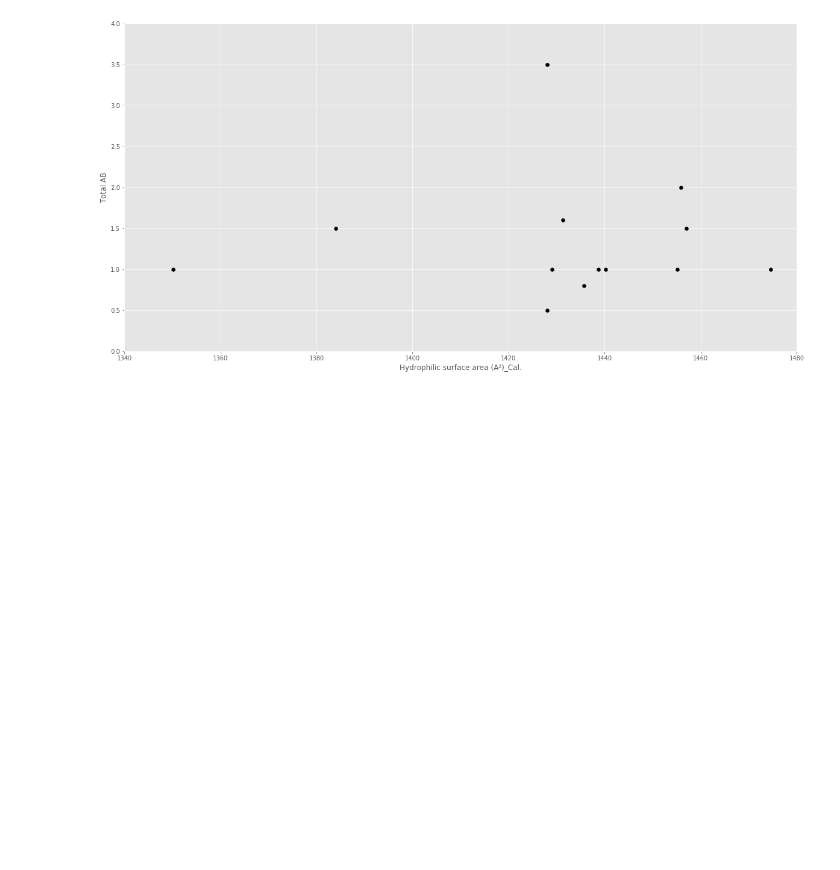
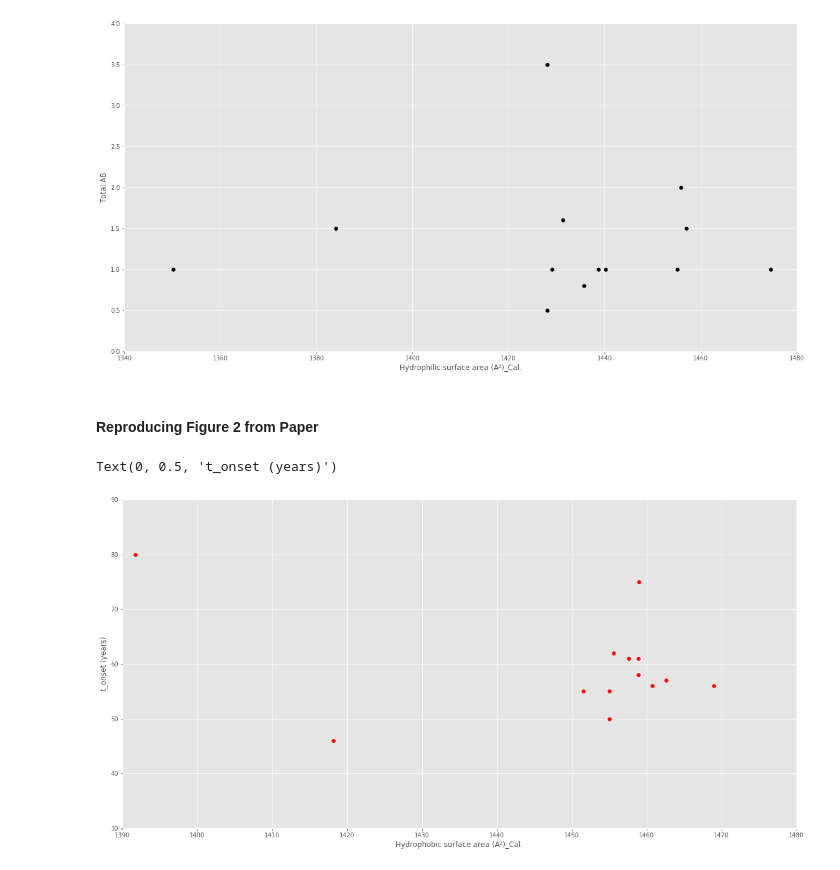
Before and after one commit to 188-project/Amyloid-Beta-Final-Project, a Jupyter notebook: Final Project Amyloid Beta.ipynb, the cells around one changed output. Saved outputs shown, nothing was run; the diff lists cells and outputs as text; code cells hidden in the pictures; blank space fills up the shorter version.

```diff
--- a/Final Project Amyloid Beta.ipynb
+++ b/Final Project Amyloid Beta.ipynb
@@ -672,3 +674,37 @@ plt.ylabel('Total AB')
 # %% [output]
 Text(0, 0.5, 'Total AB')
 [figure]
+# %% [markdown]
+#### Reproducing Figure 2 from Paper
+# %%
+#Figure 2a
+_1IYT_hydrophobic_SAS_subset_1 = _1IYT_hydrophobic_SAS[0:11]
+_1IYT_t_onset_subset_1 = _1IYT_t_onset[0:11]
+
+_1IYT_hydrophobic_SAS_E22K = _1IYT_hydrophobic_SAS[10]
+_1IYT_t_onset_E22K = _1IYT_t_onset[11]
+
+_1IYT_hydrophobic_SAS_E22Q = _1IYT_hydrophobic_SAS[11]
+_1IYT_t_onset_E22Q = _1IYT_t_onset[10]
+
+_1IYT_hydrophobic_SAS_D23N = _1IYT_hydrophobic_SAS[12]
+_1IYT_t_onset_D23N = _1IYT_t_onset[12]
+
+#Plot data
+plt.figure(figsize = (20, 10))
+plt.scatter(_1IYT_hydrophobic_SAS_subset_1, _1IYT_t_onset_subset_1, c = 'r')
+plt.scatter(_1IYT_hydrophobic_SAS_E22K, _1IYT_t_onset_E22K, c = 'r')
+plt.scatter(_1IYT_hydrophobic_SAS_E22Q, _1IYT_t_onset_E22Q, c = 'r')
+plt.scatter(_1IYT_hydrophobic_SAS_D23N, _1IYT_t_onset_D23N, c = 'r')
+
+#Set axis limits
+axis = plt.gca()
+axis.set_xlim([1390,1480])
+axis.set_ylim([30,90])
+
+#Labels
+plt.xlabel('Hydrophobic surface area (A²)_Cal.')
+plt.ylabel('t_onset (years)')
+# %% [output]
+Text(0, 0.5, 't_onset (years)')
+[figure, added]
```
Also changed, not shown: parts of 9 cells of this notebook.
